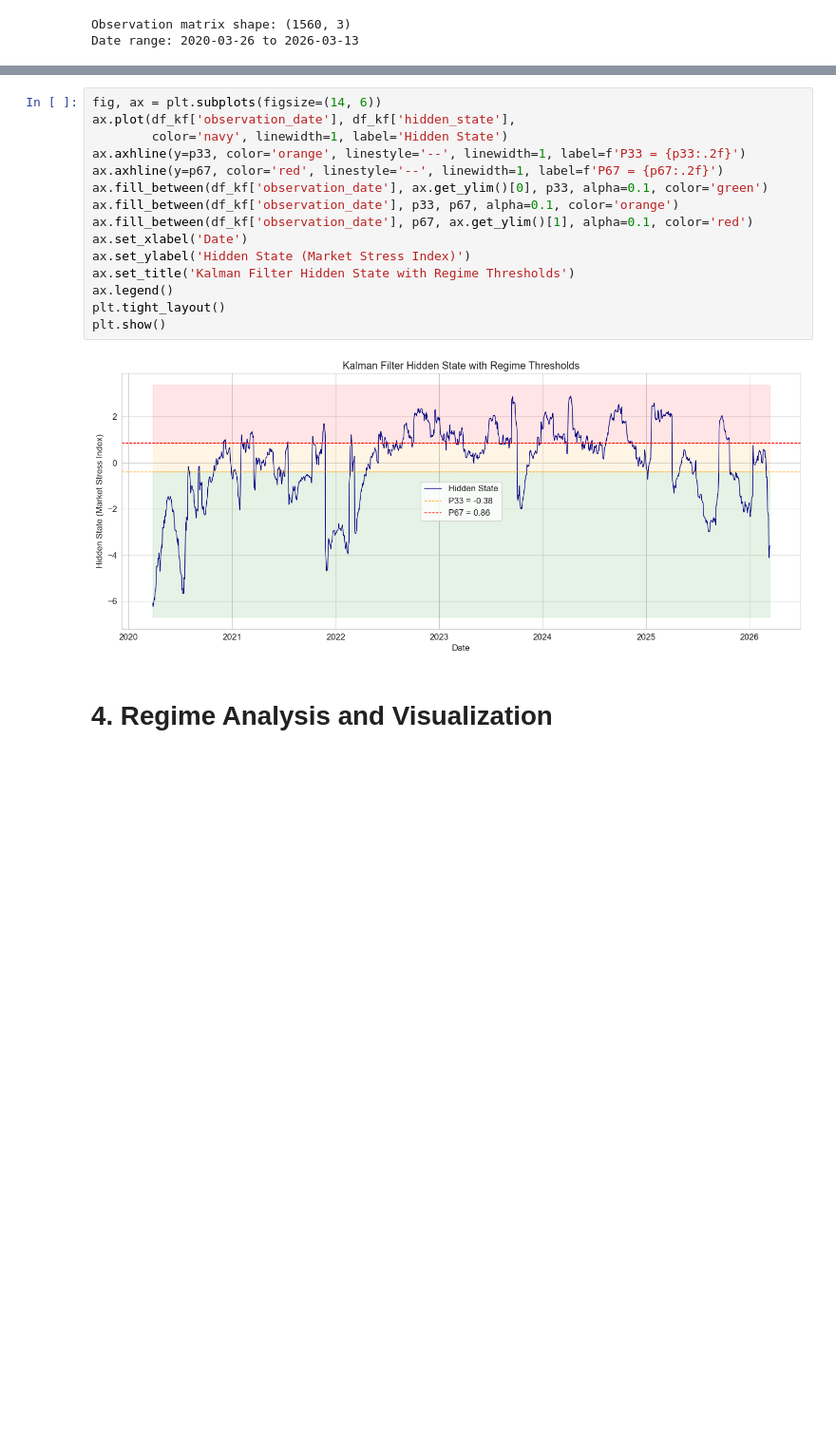
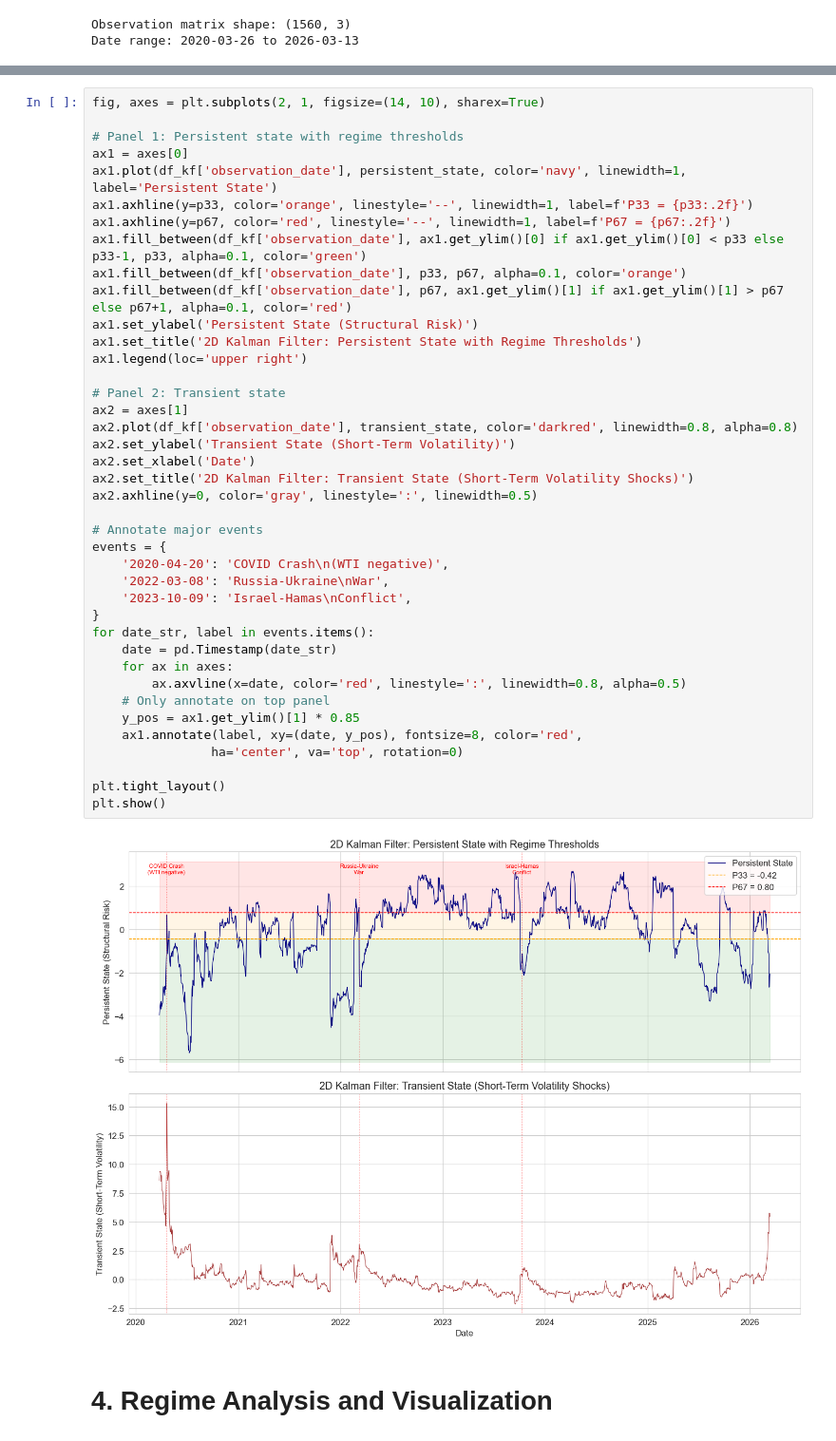
Before and after one commit to zhicongDeng/BTC-ETH-Pairs-Trading, a Jupyter notebook: test_pytorch/claude/01_regime_detection.ipynb, the cells around one changed output, grey strips where cells are left out. Shown at 95% size. Saved outputs shown, nothing was run; the diff lists cells and outputs as text; blank space fills up the shorter version.

```diff
--- a/test_pytorch/claude/01_regime_detection.ipynb
+++ b/test_pytorch/claude/01_regime_detection.ipynb
@@ -221,20 +286,45 @@ Name: count, dtype: int64
 # %%
-fig, ax = plt.subplots(figsize=(14, 6))
-ax.plot(df_kf['observation_date'], df_kf['hidden_state'],
-        color='navy', linewidth=1, label='Hidden State')
-ax.axhline(y=p33, color='orange', linestyle='--', linewidth=1, label=f'P33 = {p33:.2f}')
-ax.axhline(y=p67, color='red', linestyle='--', linewidth=1, label=f'P67 = {p67:.2f}')
-ax.fill_between(df_kf['observation_date'], ax.get_ylim()[0], p33, alpha=0.1, color='green')
-ax.fill_between(df_kf['observation_date'], p33, p67, alpha=0.1, color='orange')
-ax.fill_between(df_kf['observation_date'], p67, ax.get_ylim()[1], alpha=0.1, color='red')
-ax.set_xlabel('Date')
-ax.set_ylabel('Hidden State (Market Stress Index)')
-ax.set_title('Kalman Filter Hidden State with Regime Thresholds')
-ax.legend()
+fig, axes = plt.subplots(2, 1, figsize=(14, 10), sharex=True)
+
+# Panel 1: Persistent state with regime thresholds
+ax1 = axes[0]
+ax1.plot(df_kf['observation_date'], persistent_state, color='navy', linewidth=1, label='Persistent State')
+ax1.axhline(y=p33, color='orange', linestyle='--', linewidth=1, label=f'P33 = {p33:.2f}')
+ax1.axhline(y=p67, color='red', linestyle='--', linewidth=1, label=f'P67 = {p67:.2f}')
+ax1.fill_between(df_kf['observation_date'], ax1.get_ylim()[0] if ax1.get_ylim()[0] < p33 else p33-1, p33, alpha=0.1, color='green')
+ax1.fill_between(df_kf['observation_date'], p33, p67, alpha=0.1, color='orange')
+ax1.fill_between(df_kf['observation_date'], p67, ax1.get_ylim()[1] if ax1.get_ylim()[1] > p67 else p67+1, alpha=0.1, color='red')
+ax1.set_ylabel('Persistent State (Structural Risk)')
+ax1.set_title('2D Kalman Filter: Persistent State with Regime Thresholds')
+ax1.legend(loc='upper right')
+
+# Panel 2: Transient state
+ax2 = axes[1]
+ax2.plot(df_kf['observation_date'], transient_state, color='darkred', linewidth=0.8, alpha=0.8)
+ax2.set_ylabel('Transient State (Short-Term Volatility)')
+ax2.set_xlabel('Date')
+ax2.set_title('2D Kalman Filter: Transient State (Short-Term Volatility Shocks)')
+ax2.axhline(y=0, color='gray', linestyle=':', linewidth=0.5)
+
+# Annotate major events
+events = {
+    '2020-04-20': 'COVID Crash\n(WTI negative)',
+    '2022-03-08': 'Russia-Ukraine\nWar',
+    '2023-10-09': 'Israel-Hamas\nConflict',
+}
+for date_str, label in events.items():
+    date = pd.Timestamp(date_str)
+    for ax in axes:
+        ax.axvline(x=date, color='red', linestyle=':', linewidth=0.8, alpha=0.5)
+    # Only annotate on top panel
+    y_pos = ax1.get_ylim()[1] * 0.85
+    ax1.annotate(label, xy=(date, y_pos), fontsize=8, color='red',
+                ha='center', va='top', rotation=0)
+
 plt.tight_layout()
 plt.show()
 # %% [output]
-[figure, old version]
+[figure, new version]
 # %% [markdown]
 # 4. Regime Analysis and Visualization
 # %%
```
Also changed, not shown: parts of 7 cells of this notebook, 2 other files.
